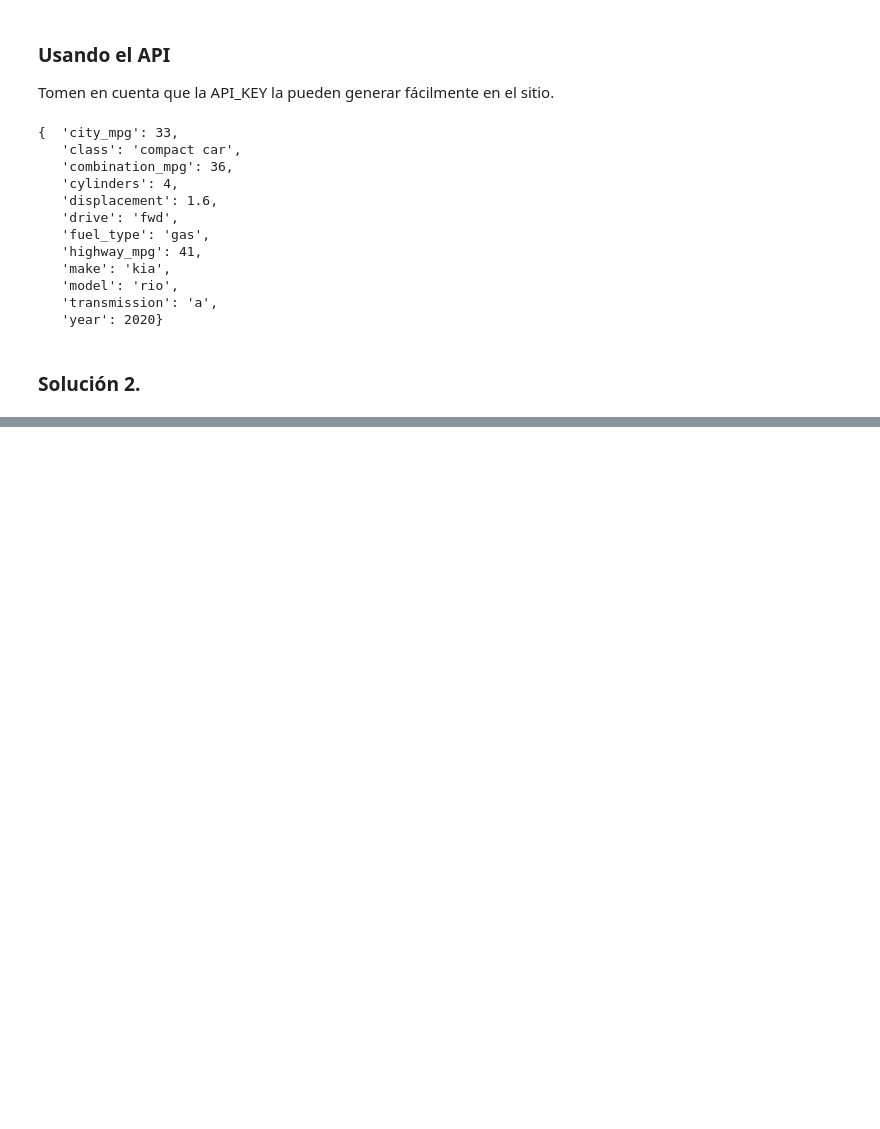
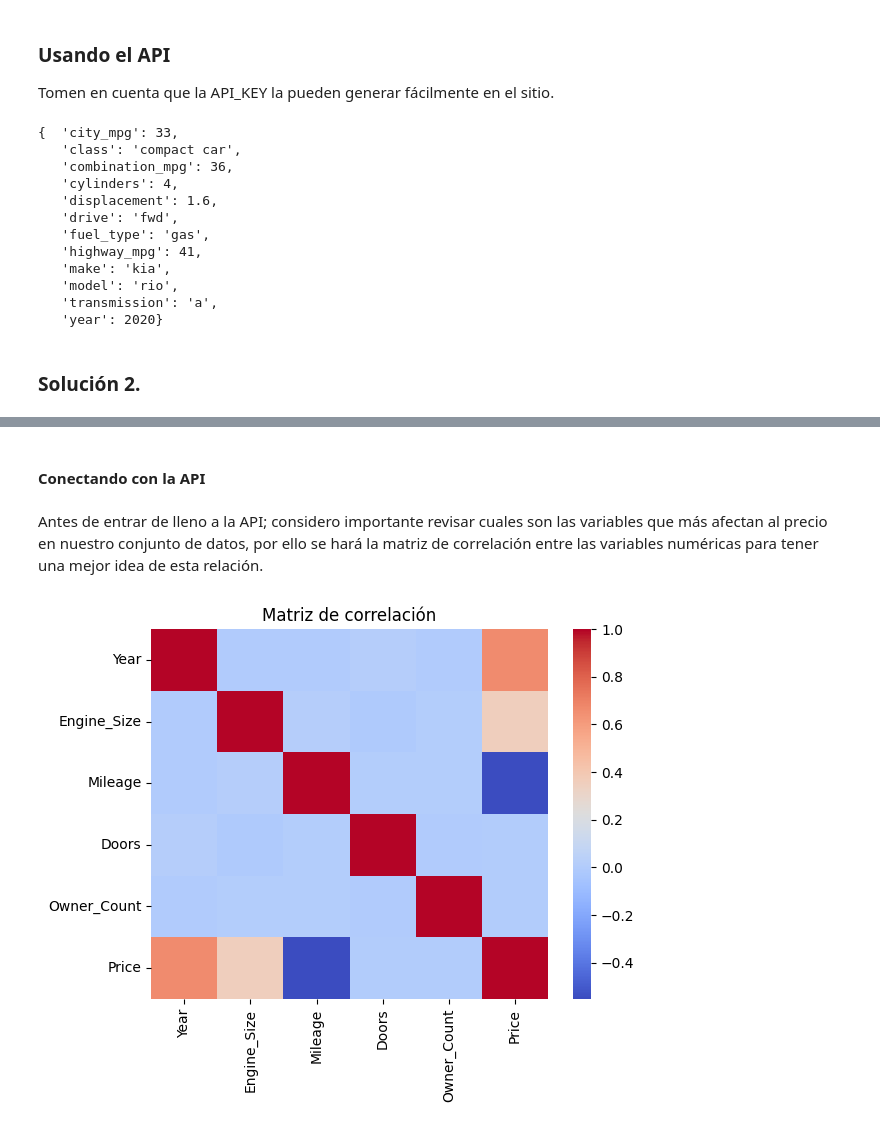
Before and after one commit to Morax19/ML_UCV, a Jupyter notebook: Parcial1/01_Parcial_Pregrado_II_2024.ipynb, the cells around one changed output, grey strips where cells are left out. Cells and saved outputs as stored; diff of their text form; code cells hidden in the pictures; blank space fills up the shorter version.

```diff
--- a/Parcial1/01_Parcial_Pregrado_II_2024.ipynb
+++ b/Parcial1/01_Parcial_Pregrado_II_2024.ipynb
@@ -581,0 +672,17 @@ pp.pprint(kia_rio)
+# %% [markdown]
+#### Conectando con la API
+# %% [markdown]
+Antes de entrar de lleno a la API; considero importante revisar cuales son las variables que más afectan al precio en nuestro conjunto de datos, por ello se hará la matriz de correlación entre las variables numéricas para tener una mejor idea de esta relación.
+# %%
+import seaborn as sns
+import matplotlib.pyplot as plt
+
+cars_aux = cars.select_dtypes(include=['number'])
+
+matriz_corr = cars_aux.corr()
+
+sns.heatmap(matriz_corr, annot=False, cmap='coolwarm')
+plt.title('Matriz de correlación')
+plt.show()
+# %% [output]
+[figure, added]
```
Also changed, not shown: parts of 24 cells of this notebook.
